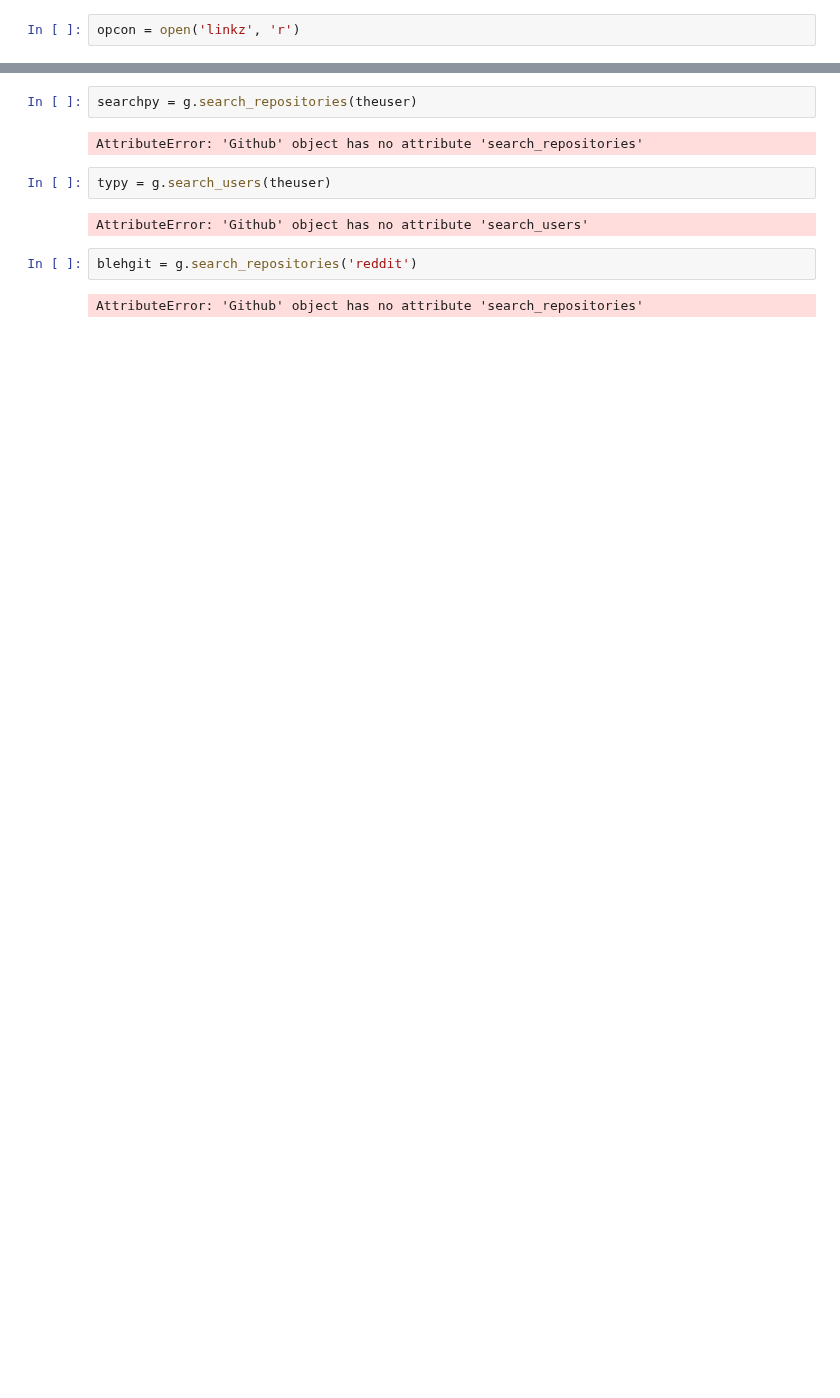
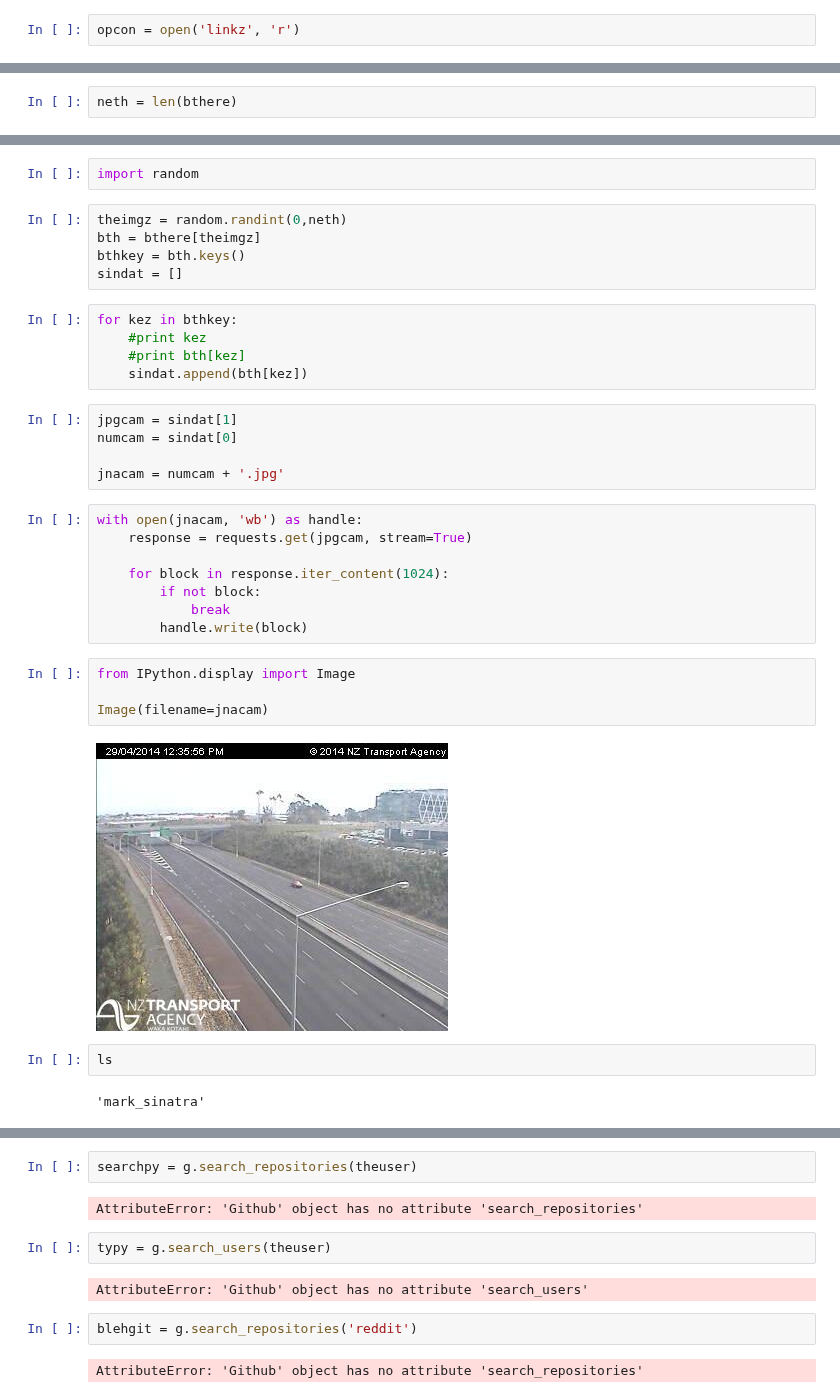
Before and after one commit to wcmckee/artcontrol-api, a Jupyter notebook: pywgit.ipynb, the cells around one changed output, grey strips where cells are left out. Cells and saved outputs as stored; diff of their text form; blank space fills up the shorter version.

```diff
--- a/pywgit.ipynb
+++ b/pywgit.ipynb
@@ -38,0 +203,2 @@ opcon = open('linkz', 'r')
+# %%
+neth = len(bthere)
@@ -38,0 +209,35 @@ opcon = open('linkz', 'r')
+# %%
+import random
+# %%
+theimgz = random.randint(0,neth)
+bth = bthere[theimgz]
+bthkey = bth.keys()
+sindat = []
+# %%
+for kez in bthkey:
+    #print kez
+    #print bth[kez]
+    sindat.append(bth[kez])
+# %%
+jpgcam = sindat[1]
+numcam = sindat[0]
+
+jnacam = numcam + '.jpg'
+# %%
+with open(jnacam, 'wb') as handle:
+    response = requests.get(jpgcam, stream=True)
+
+    for block in response.iter_content(1024):
+        if not block:
+            break
+        handle.write(block)
+# %%
+from IPython.display import Image
+
+Image(filename=jnacam)
+# %% [output]
+[figure, added]
+# %%
+ls
+# %% [output]
+'mark_sinatra'
```
Also changed, not shown: parts of 89 cells of this notebook, 3 other files.
